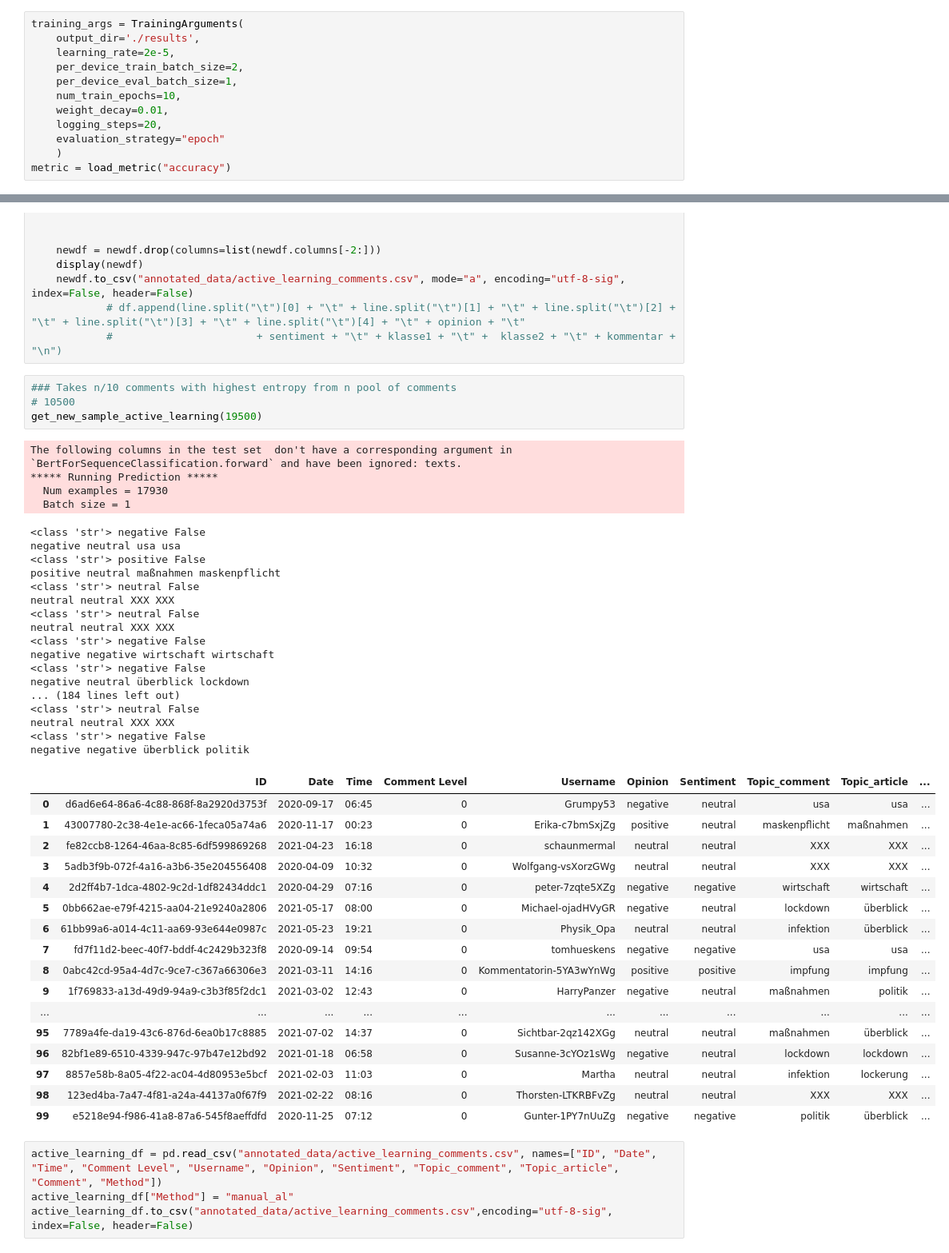
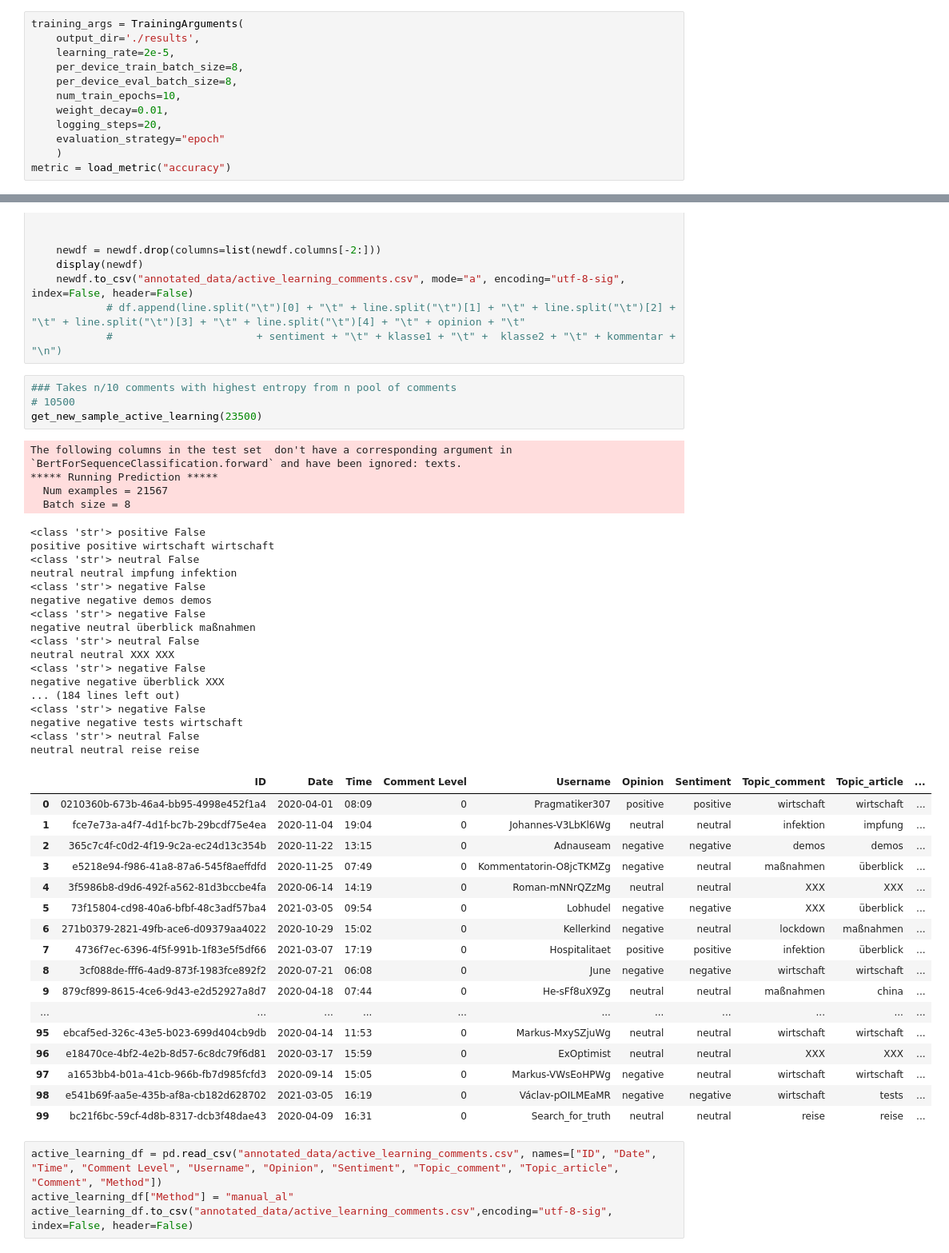
Before and after one commit to KirchnerS/Masterarbeit, a Jupyter notebook: active_learning.ipynb, the cells around one changed output, grey strips where cells are left out. Shown at 80% size. Cells and saved outputs as stored; diff of their text form.

Commit message:
Annotationen, neues Train und Topic Trainer

```diff
--- a/active_learning.ipynb
+++ b/active_learning.ipynb
@@ -12,8 +12,8 @@ from bs4 import BeautifulSoup
 training_args = TrainingArguments(
     output_dir='./results',
     learning_rate=2e-5,
-    per_device_train_batch_size=2,
-    per_device_eval_batch_size=1,
+    per_device_train_batch_size=8,
+    per_device_eval_batch_size=8,
     num_train_epochs=10,
     weight_decay=0.01,
     logging_steps=20,
@@ -147,46 +147,46 @@ def get_new_sample_active_learning(number_of_comments):
 # %%
 ### Takes n/10 comments with highest entropy from n pool of comments
 # 10500
-get_new_sample_active_learning(19500)
+get_new_sample_active_learning(23500)
 # %% [output]
 The following columns in the test set  don't have a corresponding argument in `BertForSequenceClassification.forward` and have been ignored: texts.
 ***** Running Prediction *****
-  Num examples = 17930
-  Batch size = 1
+  Num examples = 21567
+  Batch size = 8
+<class 'str'> positive False
+positive positive wirtschaft wirtschaft
+<class 'str'> neutral False
+neutral neutral impfung infektion
 <class 'str'> negative False
-negative neutral usa usa
-<class 'str'> positive False
-positive neutral maßnahmen maskenpflicht
-<class 'str'> neutral False
-neutral neutral XXX XXX
+negative negative demos demos
+<class 'str'> negative False
+negative neutral überblick maßnahmen
 <class 'str'> neutral False
 neutral neutral XXX XXX
 <class 'str'> negative False
-negative negative wirtschaft wirtschaft
+negative negative überblick XXX
+... (184 lines left out)
 <class 'str'> negative False
-negative neutral überblick lockdown
-... (184 lines left out)
+negative negative tests wirtschaft
 <class 'str'> neutral False
-neutral neutral XXX XXX
-<class 'str'> negative False
-negative negative überblick politik
+neutral neutral reise reise
 |  | ID | Date | Time | Comment Level | Username | Opinion | Sentiment | Topic_comment | Topic_article | ... |
-| 0 | d6ad6e64-86a6-4c88-868f-8a2920d3753f | 2020-09-17 | 06:45 | 0 | Grumpy53 | negative | neutral | usa | usa | ... |
-| 1 | 43007780-2c38-4e1e-ac66-1feca05a74a6 | 2020-11-17 | 00:23 | 0 | Erika-c7bmSxjZg | positive | neutral | maskenpflicht | maßnahmen | ... |
-| 2 | fe82ccb8-1264-46aa-8c85-6df599869268 | 2021-04-23 | 16:18 | 0 | schaunmermal | neutral | neutral | XXX | XXX | ... |
-| 3 | 5adb3f9b-072f-4a16-a3b6-35e204556408 | 2020-04-09 | 10:32 | 0 | Wolfgang-vsXorzGWg | neutral | neutral | XXX | XXX | ... |
-| 4 | 2d2ff4b7-1dca-4802-9c2d-1df82434ddc1 | 2020-04-29 | 07:16 | 0 | peter-7zqte5XZg | negative | negative | wirtschaft | wirtschaft | ... |
-| 5 | 0bb662ae-e79f-4215-aa04-21e9240a2806 | 2021-05-17 | 08:00 | 0 | Michael-ojadHVyGR | negative | neutral | lockdown | überblick | ... |
-| 6 | 61bb99a6-a014-4c11-aa69-93e644e0987c | 2021-05-23 | 19:21 | 0 | Physik_Opa | neutral | neutral | infektion | überblick | ... |
-| 7 | fd7f11d2-beec-40f7-bddf-4c2429b323f8 | 2020-09-14 | 09:54 | 0 | tomhueskens | negative | negative | usa | usa | ... |
-| 8 | 0abc42cd-95a4-4d7c-9ce7-c367a66306e3 | 2021-03-11 | 14:16 | 0 | Kommentatorin-5YA3wYnWg | positive | positive | impfung | impfung | ... |
-| 9 | 1f769833-a13d-49d9-94a9-c3b3f85f2dc1 | 2021-03-02 | 12:43 | 0 | HarryPanzer | negative | neutral | maßnahmen | politik | ... |
+| 0 | 0210360b-673b-46a4-bb95-4998e452f1a4 | 2020-04-01 | 08:09 | 0 | Pragmatiker307 | positive | positive | wirtschaft | wirtschaft | ... |
+| 1 | fce7e73a-a4f7-4d1f-bc7b-29bcdf75e4ea | 2020-11-04 | 19:04 | 0 | Johannes-V3LbKl6Wg | neutral | neutral | infektion | impfung | ... |
+| 2 | 365c7c4f-c0d2-4f19-9c2a-ec24d13c354b | 2020-11-22 | 13:15 | 0 | Adnauseam | negative | negative | demos | demos | ... |
+| 3 | e5218e94-f986-41a8-87a6-545f8aeffdfd | 2020-11-25 | 07:49 | 0 | Kommentatorin-O8jcTKMZg | negative | neutral | maßnahmen | überblick | ... |
+| 4 | 3f5986b8-d9d6-492f-a562-81d3bccbe4fa | 2020-06-14 | 14:19 | 0 | Roman-mNNrQZzMg | neutral | neutral | XXX | XXX | ... |
+| 5 | 73f15804-cd98-40a6-bfbf-48c3adf57ba4 | 2021-03-05 | 09:54 | 0 | Lobhudel | negative | negative | XXX | überblick | ... |
+| 6 | 271b0379-2821-49fb-ace6-d09379aa4022 | 2020-10-29 | 15:02 | 0 | Kellerkind | negative | neutral | lockdown | maßnahmen | ... |
+| 7 | 4736f7ec-6396-4f5f-991b-1f83e5f5df66 | 2021-03-07 | 17:19 | 0 | Hospitalitaet | positive | positive | infektion | überblick | ... |
+| 8 | 3cf088de-fff6-4ad9-873f-1983fce892f2 | 2020-07-21 | 06:08 | 0 | June | negative | negative | wirtschaft | wirtschaft | ... |
+| 9 | 879cf899-8615-4ce6-9d43-e2d52927a8d7 | 2020-04-18 | 07:44 | 0 | He-sFf8uX9Zg | neutral | neutral | maßnahmen | china | ... |
 | ... | ... | ... | ... | ... | ... | ... | ... | ... | ... | ... |
-| 95 | 7789a4fe-da19-43c6-876d-6ea0b17c8885 | 2021-07-02 | 14:37 | 0 | Sichtbar-2qz142XGg | neutral | neutral | maßnahmen | überblick | ... |
-| 96 | 82bf1e89-6510-4339-947c-97b47e12bd92 | 2021-01-18 | 06:58 | 0 | Susanne-3cYOz1sWg | negative | neutral | lockdown | lockdown | ... |
-| 97 | 8857e58b-8a05-4f22-ac04-4d80953e5bcf | 2021-02-03 | 11:03 | 0 | Martha | neutral | neutral | infektion | lockerung | ... |
-| 98 | 123ed4ba-7a47-4f81-a24a-44137a0f67f9 | 2021-02-22 | 08:16 | 0 | Thorsten-LTKRBFvZg | neutral | neutral | XXX | XXX | ... |
-| 99 | e5218e94-f986-41a8-87a6-545f8aeffdfd | 2020-11-25 | 07:12 | 0 | Gunter-1PY7nUuZg | negative | negative | politik | überblick | ... |
+| 95 | ebcaf5ed-326c-43e5-b023-699d404cb9db | 2020-04-14 | 11:53 | 0 | Markus-MxySZjuWg | neutral | neutral | wirtschaft | wirtschaft | ... |
+| 96 | e18470ce-4bf2-4e2b-8d57-6c8dc79f6d81 | 2020-03-17 | 15:59 | 0 | ExOptimist | neutral | neutral | XXX | XXX | ... |
+| 97 | a1653bb4-b01a-41cb-966b-fb7d985fcfd3 | 2020-09-14 | 15:05 | 0 | Markus-VWsEoHPWg | negative | neutral | wirtschaft | wirtschaft | ... |
+| 98 | e541b69f-aa5e-435b-af8a-cb182d628702 | 2021-03-05 | 16:19 | 0 | Václav-pOILMEaMR | negative | negative | wirtschaft | tests | ... |
+| 99 | bc21f6bc-59cf-4d8b-8317-dcb3f48dae43 | 2020-04-09 | 16:31 | 0 | Search_for_truth | neutral | neutral | reise | reise | ... |
 # %%
 active_learning_df = pd.read_csv("annotated_data/active_learning_comments.csv", names=["ID", "Date", "Time", "Comment Level", "Username", "Opinion", "Sentiment", "Topic_comment", "Topic_article", "Comment", "Method"])
 active_learning_df["Method"] = "manual_al"
```
Also changed, not shown: 4 other files.
